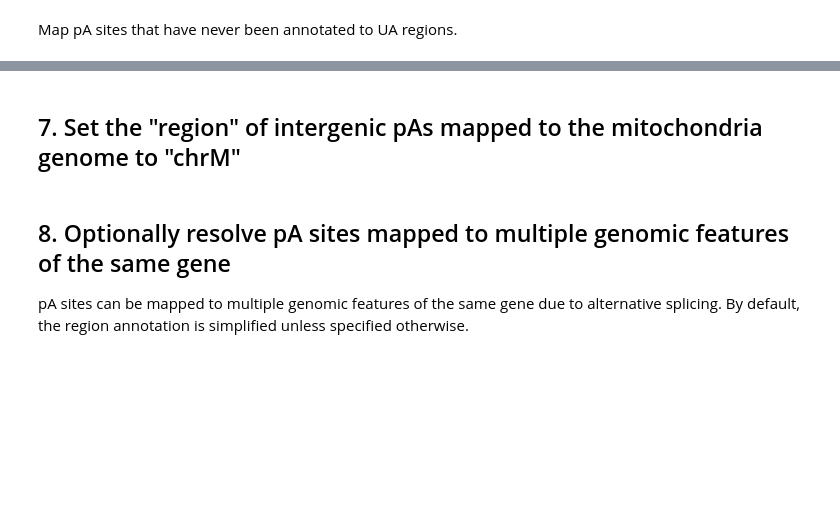
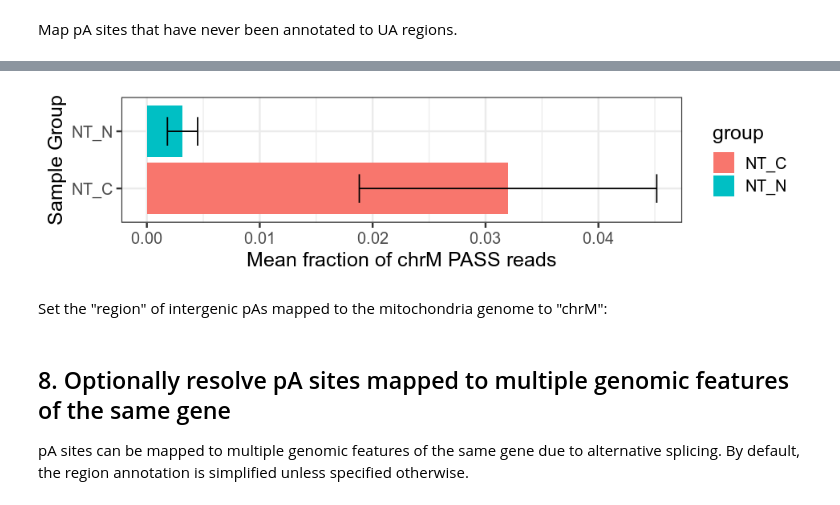
Before and after one commit to DinghaiZ/3-prime-READS-plus, a Jupyter notebook: projects/project_1/experiment_1/notebooks/Part-2.ipynb, the cells around one changed output, grey strips where cells are left out. Cells and saved outputs as stored; diff of their text form; code cells hidden in the pictures; blank space fills up the shorter version.

```diff
--- a/projects/project_1/experiment_1/notebooks/Part-2.ipynb
+++ b/projects/project_1/experiment_1/notebooks/Part-2.ipynb
@@ -476,5 +509,33 @@ if(length(index1)){
+# %%
+# Calculate mean and sd of chrM fractions
+if(length(batches) > 1){
+#  df$sample_names = sub(paste0("_(", paste(batches, collapse = "|"), ")"), "", df$sample_names)
+  df = df %>%
+    group_by(group) %>%
+    summarise(chrM_mean_fraction = mean(chrM_fraction), chrM_fraction_sd = sd(chrM_fraction))
+
+  p = ggplot(df, aes(x = group, y=chrM_mean_fraction, fill = group)) +
+    geom_col() +
+    geom_errorbar(aes(x = group,
+                      ymin = chrM_mean_fraction-chrM_fraction_sd,
+                      ymax = chrM_mean_fraction+chrM_fraction_sd),
+                  width = 0.5) +
+    coord_flip() +
+    xlab("Sample Group") +
+    ylab("Mean fraction of chrM PASS reads")
+
+  png(file.path(result_dir, "mean_chrM_reads_fraction.png"), 100*nrow(df), 500)
+  print(p)
+
+
+  options(repr.plot.width=8, repr.plot.height=2)
+  dev.off()
+  p
+}
+# %% [output]
+[figure, added]
 # %% [markdown]
-## 7. Set the "region" of intergenic pAs mapped to the mitochondria genome to "chrM"
+Set the "region" of intergenic pAs mapped to the mitochondria genome to "chrM":
 # %%
 pA[pA$region == "intergenic" & seqnames(pA) == "chrM"]$region = "chrM"
 # %% [markdown]
```
Also changed, not shown: parts of 42 cells of this notebook.
